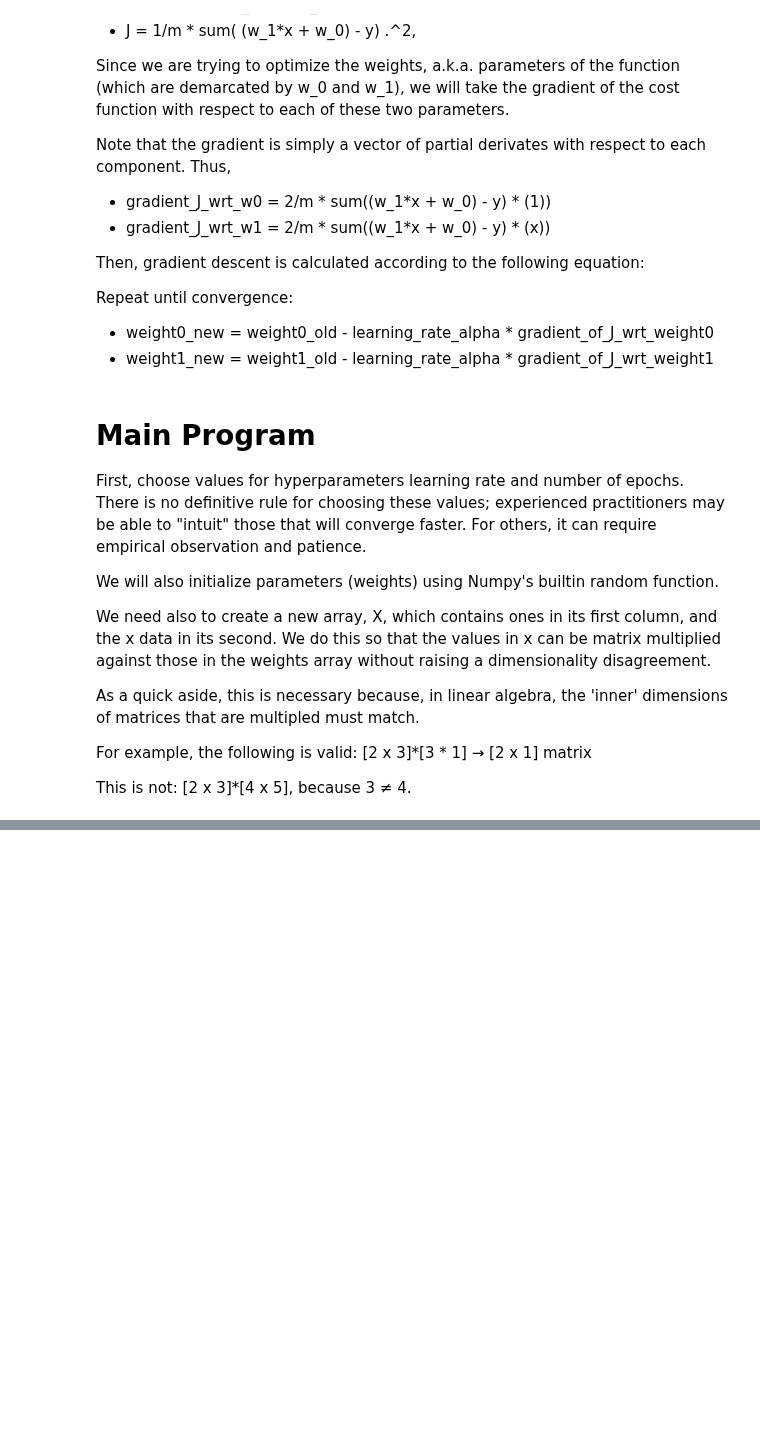
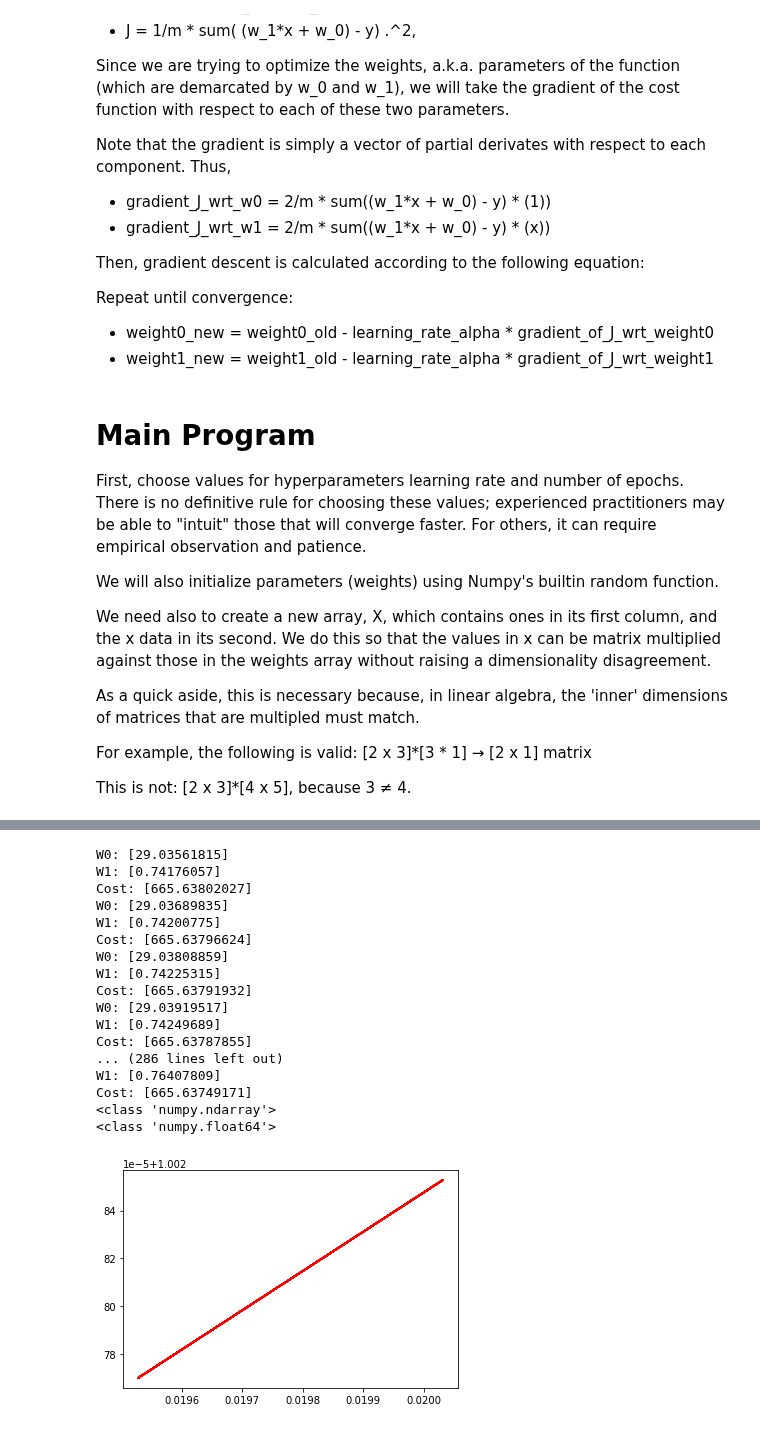
Before and after one commit to mirandabohm/Machine-Learning-Demo-Pack, a Jupyter notebook: Linear_regression.ipynb, the cells around one changed output, grey strips where cells are left out. Cells and saved outputs as stored; diff of their text form; code cells hidden in the pictures; blank space fills up the shorter version.

```diff
--- a/Linear_regression.ipynb
+++ b/Linear_regression.ipynb
@@ -194,20 +214,18 @@ Sure enough, everything looks at it should. Note that the date variable (display
 # %% [markdown]
 # Define Line Plotting Function
 # %%
-def plot_hypothesis(hypothesis):
+def plot_hypothesis(x, hypothesis):
     """
     Plots a line.
 
     Args:
-        x (type):
-        weights (type):
+        hypothesis (numpy array): array of size (m, 1) containing hypothesized target values
 
     Returns:
         None
 
     """
-    # plot hypothesis
-    pass
+    plt.plot(x, h, color='red')
 # %% [markdown]
 # Define Cost Function
 # %%
@@ -267,17 +285,20 @@ def gradient_descent(X, y, weights, learning_rate, epochs):
     Iteratively fit a regression line and calculate loss
 
     Args:
-        X (type): array of shape (len(x), 2), where X[:,1:2] equals data values
+        X (numpy array): shape (len(x), 2), where X[:,1:2] equals data values
             and X[:, 0:1] is a column of ones that makes array dimensions
             agreeable for matrix multiplication.
-        y (type):
-        empty_matrix (type):
-        learning_rate (type):
-        epochs (type):
+        y (numpy array): size (m, 1) array containing target values
+        weights (numpy array): array of size (2, 1) for linear regression in two dimensions.
+            weights[0] is the value of the intercept, b; weights[1] is the slope parameter, m.
+        learning_rate (float): dictates 'step size' used for gradient descent. Values that are too small may take
+            a very long time to converge; very large values may cause gradient descent to diverge
+        epochs (int): set desired number of iterations. A larger value requires more time to run and may return results
+            with higher confidence.
 
     Returns:
-        weights: description
-        cost_history: description
+        weights (numpy array): array of size (2, 1) containing new weights after update via gradient descent.
+        cost_history (): description
 
     """
     num_samples = len(y)
@@ -285,7 +306,6 @@ def gradient_descent(X, y, weights, learning_rate, epochs):
 
     for i in range(epochs):
         hypothesis = X @ weights
-        print('hypothesis INSIDE GRADIENT FUNCTION:', hypothesis)
 
         # Find gradient of cost function J with respect to each of the two parameters (w1 and w2)
         gradient_wrt_weight0 = (1/num_samples) * sum(hypothesis - y) * 1
@@ -297,11 +317,14 @@ def gradient_descent(X, y, weights, learning_rate, epochs):
         weights[0] = weight0_new
         weights[1] = weight1_new
 
-        print('SHAPE:', weights.shape)
-        print('W1:', weights[0])
-        print('W2:', weights[1])
+        print('W0:', weights[0])
+        print('W1:', weights[1])
 
-        cost_history[i] = compute_cost(hypothesis, y)
+        cost = compute_cost(hypothesis, y)
+        cost_history[i] = cost
+        print('Cost:', cost)
+
+        plot_hypothesis(x, hypothesis)
 
     return hypothesis, weights, cost_history
 # %% [markdown]
@@ -318,9 +341,9 @@ For example, the following is valid: [2 x 3]\*[3 * 1] → [2 x 1] matrix
 
 This is not: [2 x 3]\*[4 x 5], because 3 ≠ 4.
 # %%
-learning_rate = 1 # Also called 'alpha'
+learning_rate = 0.07 # Also called 'alpha'
 epochs = 100 # As desired
-weights = np.random.normal(size= (2,1)) # weights[0] is intercept b; weights[1] is slope m
+weights = np.random.rand(2,1) # weights[0] is intercept b; weights[1] is slope m
 
 X = np.ones([m, 2])
 X[:, 1:2] = x
@@ -384,3 +436,26 @@ W2: [nan]
+# %%
+hypothesis, weights, cost_history = gradient_descent(X, y, weights, learning_rate, epochs)
+print(type(hypothesis))
+print(type(hypothesis[0][0]))
+# %% [output]
+W0: [29.03561815]
+W1: [0.74176057]
+Cost: [665.63802027]
+W0: [29.03689835]
+W1: [0.74200775]
+Cost: [665.63796624]
+W0: [29.03808859]
+W1: [0.74225315]
+Cost: [665.63791932]
+W0: [29.03919517]
+W1: [0.74249689]
+Cost: [665.63787855]
+... (286 lines left out)
+W1: [0.76407809]
+Cost: [665.63749171]
+<class 'numpy.ndarray'>
+<class 'numpy.float64'>
+[figure, added]
 # %%
 # def gradient_descent(x, y, weights, learning_rate, epochs):
 #     """
```
Also changed, not shown: parts of 10 cells of this notebook.
